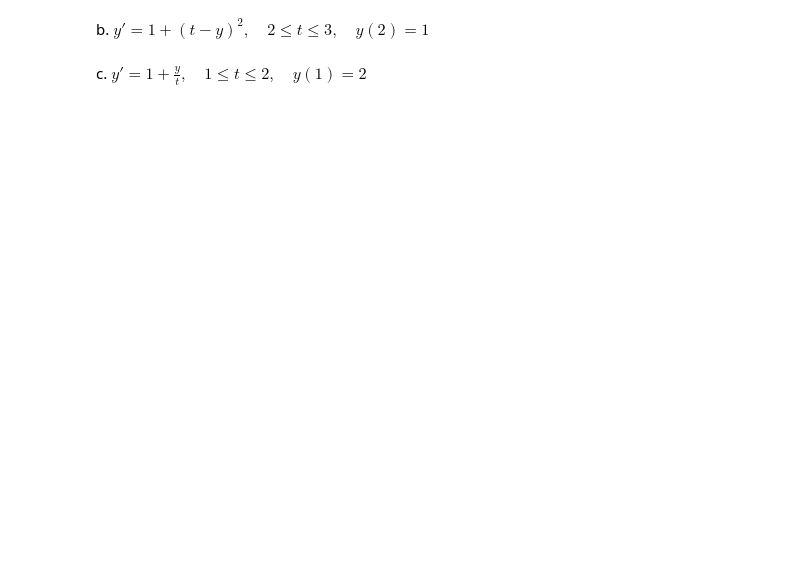
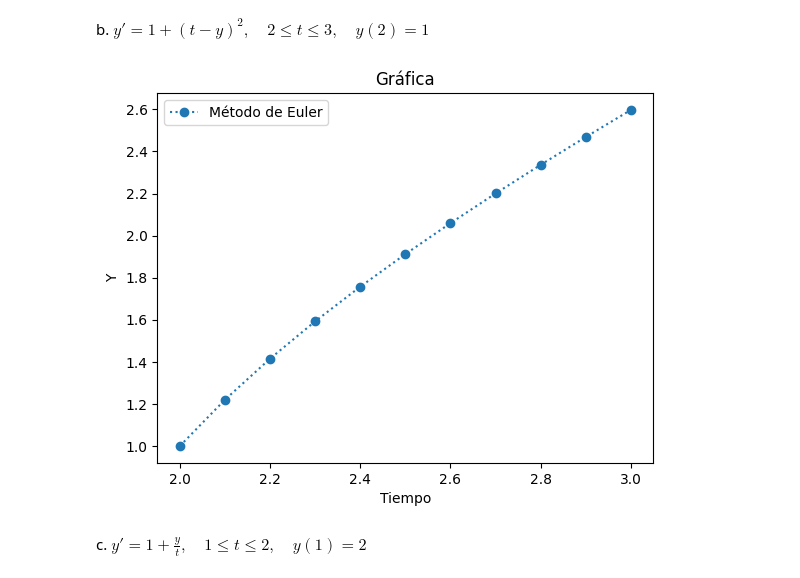
Before and after one commit to Bidobelemti/M-todos-num-ricos, a Jupyter notebook: Tarea12_MN/tarea12.ipynb, the cells around one changed output. Cells and saved outputs as stored; diff of their text form; code cells hidden in the pictures; blank space fills up the shorter version.

```diff
--- a/Tarea12_MN/tarea12.ipynb
+++ b/Tarea12_MN/tarea12.ipynb
@@ -331,6 +328,25 @@ AttributeError: module 'src.funciones' has no attribute 'ODE_euler_nth'
 b. $
 y' = 1 + (t - y)^2, \quad 2 \leq t \leq 3, \quad y(2) = 1
 $
+# %%
+f = lambda t, y:1 + (t - y) ** 2
+f_p = lambda t, y: f(t, y) + 2 * (t - y)
+y_t0 = 1
+
+a = 2
+b = 3
+
+ys,ts, h = ODE_euler_nth(a=a, b=b, y_t0=y_t0, f=f, N=10,f_derivatives=[f_p])
+
+
+plt.plot(ts, ys, marker="o", linestyle=":", label="Método de Euler")
+plt.xlabel("Tiempo")
+plt.ylabel("Y")
+plt.title("Gráfica")
+plt.legend()
+plt.show()
+# %% [output]
+[figure, added]
 # %% [markdown]
 c. $
 y' = 1 + \frac{y}{t}, \quad 1 \leq t \leq 2, \quad y(1) = 2
```
Also changed, not shown: parts of 4 cells of this notebook.
